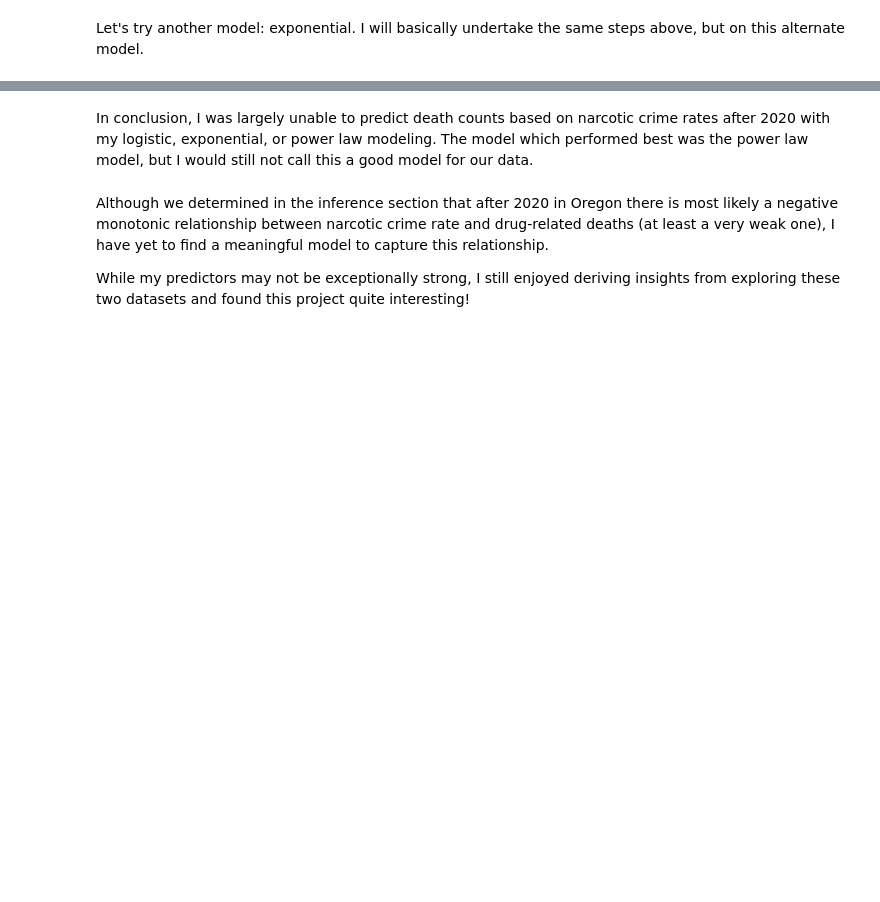
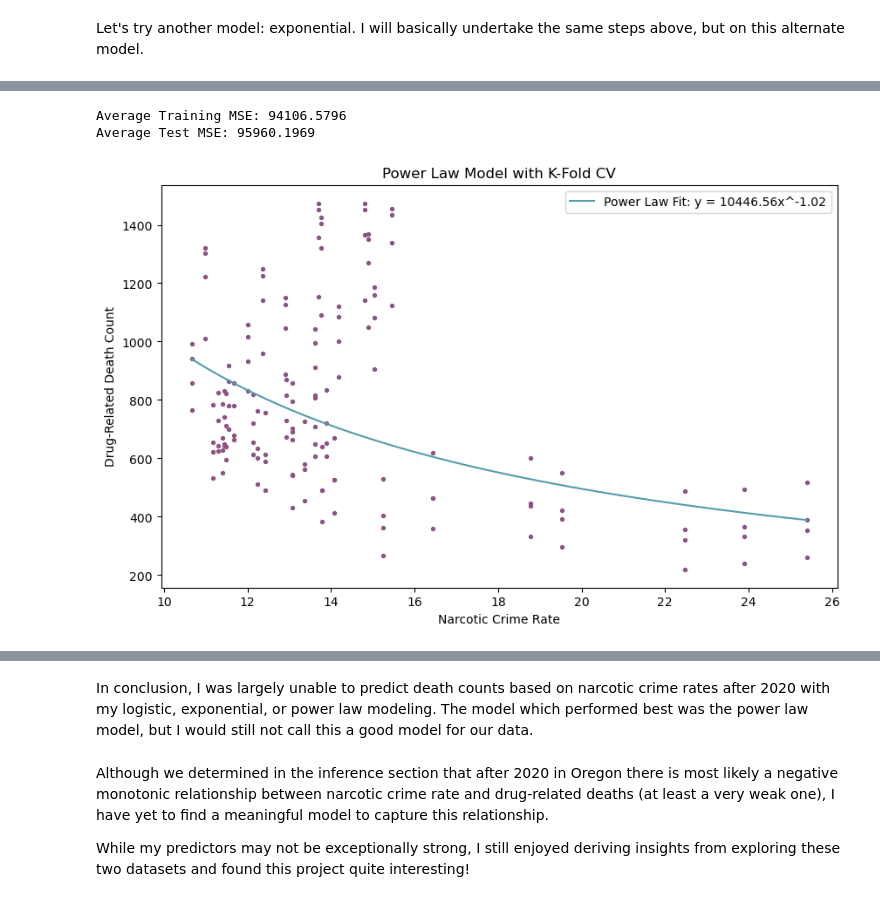
Before and after one commit to mmyyyriahhh/Drug-Decriminalization, a Jupyter notebook: Drug/Proj2.ipynb, the cells around one changed output, grey strips where cells are left out. Saved outputs shown, nothing was run; the diff lists cells and outputs as text; code cells hidden in the pictures; blank space fills up the shorter version.

```diff
--- a/Drug/Proj2.ipynb
+++ b/Drug/Proj2.ipynb
@@ -1066,0 +1044,80 @@ These are even worse.
+# %%
+import numpy as np
+import matplotlib.pyplot as plt
+from sklearn.linear_model import LinearRegression
+from sklearn.model_selection import KFold
+from sklearn.metrics import mean_squared_error
+
+# Load data
+x = oregon_post_law['oregon'].values.reshape(-1, 1)
+y = oregon_post_law['data value'].values
+
+# Apply log transformation
+x_log = np.log(x)
+y_log = np.log(y)
+
+# K-Fold Cross-Validation (K=5)
+kf = KFold(n_splits=5, shuffle=True, random_state=42)
+
+train_mse_scores = []
+test_mse_scores = []
+
+for train_index, test_index in kf.split(x_log):
+    x_train, x_test = x_log[train_index], x_log[test_index]
+    y_train, y_test = y_log[train_index], y_log[test_index]
+
+    # Train Linear Model in Log-Log Space
+    pmodel = LinearRegression()
+    pmodel.fit(x_train, y_train)
+
+    # Predict in Log-Log Space
+    y_train_pred_log = pmodel.predict(x_train)
+    y_test_pred_log = pmodel.predict(x_test)
+
+    # Convert back to original scale
+    y_train_pred = np.exp(y_train_pred_log)
+    y_test_pred = np.exp(y_test_pred_log)
+
+    # Compute MSE
+    train_mse = mean_squared_error(np.exp(y_train), y_train_pred)
+    test_mse = mean_squared_error(np.exp(y_test), y_test_pred)
+
+    train_mse_scores.append(train_mse)
+    test_mse_scores.append(test_mse)
+
+# Compute average MSE for training and test sets
+average_train_mse = np.mean(train_mse_scores)
+average_test_mse = np.mean(test_mse_scores)
+
+print(f"Average Training MSE: {average_train_mse:.4f}")
+print(f"Average Test MSE: {average_test_mse:.4f}")
+
+# Fit Final Model on Full Dataset
+final_model = LinearRegression()
+final_model.fit(x_log, y_log)
+
+# Extract parameters
+beta0 = np.exp(final_model.intercept_)
+beta1 = final_model.coef_[0]
+
+# Generate smooth predictions
+x_range = np.linspace(min(x), max(x), 100).reshape(-1, 1)
+log_x_range = np.log(x_range)
+log_y_range_pred = final_model.predict(log_x_range)
+y_range_pred = np.exp(log_y_range_pred)
+
+# Plot results
+plt.figure(figsize=(10,6))
+plt.scatter(x, y, color='#8C5383', s=8)
+plt.plot(x_range, y_range_pred, label=f'Power Law Fit: y = {beta0:.2f}x^{beta1:.2f}', color='#559CAD')
+plt.legend(loc='upper right')
+plt.xlabel('Narcotic Crime Rate')
+plt.ylabel('Drug-Related Death Count')
+plt.title('Power Law Model with K-Fold CV')
+plt.show()
+
+print(f"Final Model: y = {beta0:.4f} * x^{beta1:.4f}")
+# %% [output]
+Average Training MSE: 94106.5796
+Average Test MSE: 95960.1969
+[figure, added]
```
Also changed, not shown: parts of 29 cells of this notebook, 2 other files.
